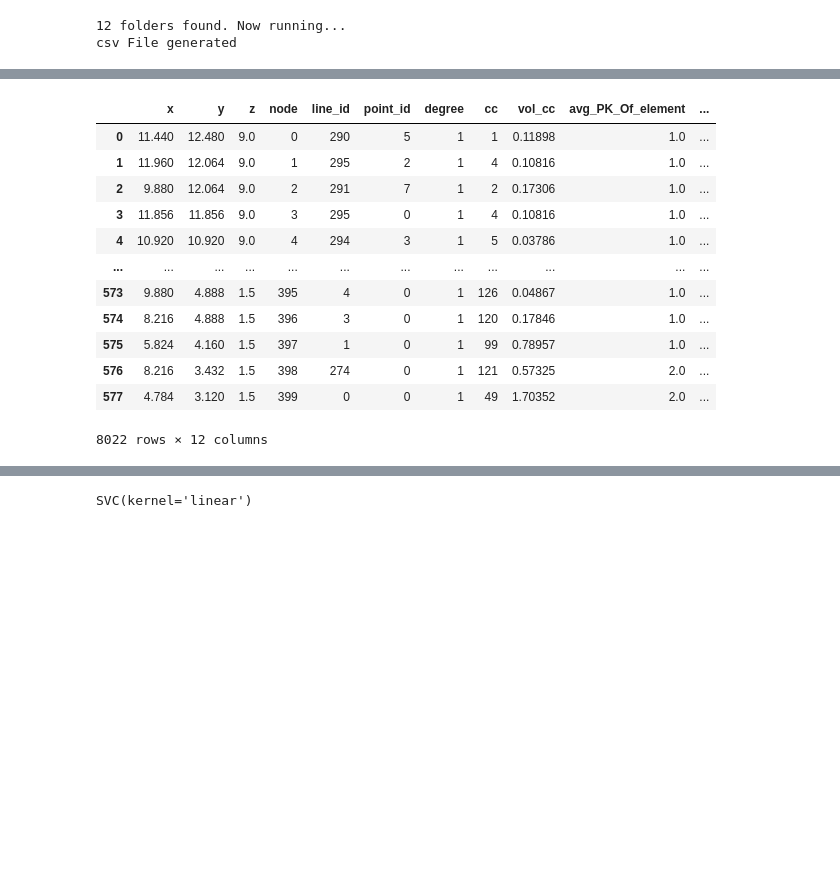
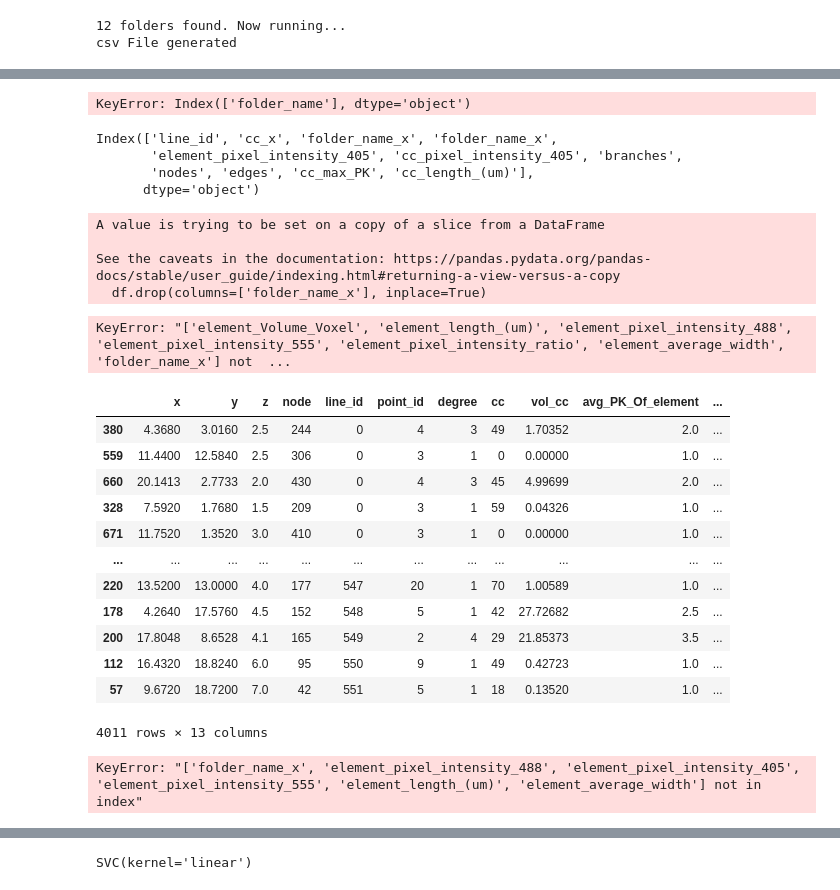
Before and after one commit to NotRithik/Mitochondrial-Function-Prediction, a Jupyter notebook: MLV0.ipynb, the cells around one changed output, grey strips where cells are left out. Drawn from its saved outputs; the diff is of its cells as text; code cells hidden in the pictures; blank space fills up the shorter version.

```diff
--- a/MLV0.ipynb
+++ b/MLV0.ipynb
@@ -118,18 +76,3 @@ csv File generated
 # %%
 bigN = pd.concat(n)
-bigN
-# %% [output]
-|  | x | y | z | node | line_id | point_id | degree | cc | vol_cc | avg_PK_Of_element | ... |
-| 0 | 11.440 | 12.480 | 9.0 | 0 | 290 | 5 | 1 | 1 | 0.11898 | 1.0 | ... |
-| 1 | 11.960 | 12.064 | 9.0 | 1 | 295 | 2 | 1 | 4 | 0.10816 | 1.0 | ... |
-| 2 | 9.880 | 12.064 | 9.0 | 2 | 291 | 7 | 1 | 2 | 0.17306 | 1.0 | ... |
-| 3 | 11.856 | 11.856 | 9.0 | 3 | 295 | 0 | 1 | 4 | 0.10816 | 1.0 | ... |
-| 4 | 10.920 | 10.920 | 9.0 | 4 | 294 | 3 | 1 | 5 | 0.03786 | 1.0 | ... |
-| ... | ... | ... | ... | ... | ... | ... | ... | ... | ... | ... | ... |
-| 573 | 9.880 | 4.888 | 1.5 | 395 | 4 | 0 | 1 | 126 | 0.04867 | 1.0 | ... |
-| 574 | 8.216 | 4.888 | 1.5 | 396 | 3 | 0 | 1 | 120 | 0.17846 | 1.0 | ... |
-| 575 | 5.824 | 4.160 | 1.5 | 397 | 1 | 0 | 1 | 99 | 0.78957 | 1.0 | ... |
-| 576 | 8.216 | 3.432 | 1.5 | 398 | 274 | 0 | 1 | 121 | 0.57325 | 2.0 | ... |
-| 577 | 4.784 | 3.120 | 1.5 | 399 | 0 | 0 | 1 | 49 | 1.70352 | 2.0 | ... |
-8022 rows × 12 columns
 # %%
@@ -141,5 +84,31 @@ for i in dataframelist:
     i.dropna(subset=['node_2'], inplace=True)
 
 bigDf = pd.concat(dataframelist)
+# %%
+df.drop_duplicates(subset=['cc_x', 'folder_name'], inplace=True)
+# %% [output]
+KeyError: Index(['folder_name'], dtype='object')
+# %%
+df.columns
+# %% [output]
+Index(['line_id', 'cc_x', 'folder_name_x', 'folder_name_x',
+       'element_pixel_intensity_405', 'cc_pixel_intensity_405', 'branches',
+       'nodes', 'edges', 'cc_max_PK', 'cc_length_(um)'],
+      dtype='object')
+# %%
+# drop one of the folder_name_x
+df.drop(columns=['folder_name_x'], inplace=True)
+# %% [output]
+A value is trying to be set on a copy of a slice from a DataFrame
+
+See the caveats in the documentation: https://pandas.pydata.org/pandas-docs/stable/user_guide/indexing.html#returning-a-view-versus-a-copy
+  df.drop(columns=['folder_name_x'], inplace=True)
 # %%
-eledf = df[['line_id', 'element_Volume_Voxel', 'element_pixel_intensity_405', 'element_length_(um)', 'element_pixel_intensity_488', 'element_pixel_intensity_ratio', 'element_average_width' ]].drop_duplicates(subset=['line_id'])
+eledf = df[['line_id', 'cc_x', 'element_Volume_Voxel', 'element_pixel_intensity_405', 'element_length_(um)', 'element_pixel_intensity_488', 'element_pixel_intensity_555'
+            ,'element_pixel_intensity_ratio', 'element_average_width', 'folder_name_x']].drop_duplicates(subset=['line_id', 'folder_name_x'])
+
+# rename folder_name_x to folder_name in eledf
+# eledf.rename(columns={'folder_name_x': 'folder_name'}, inplace=True)
+bigDf = pd.merge(bigDf, eledf, how='left', left_on=['line_id', 'folder_name'], right_on=['line_id', 'folder_name_x'])
+# %% [output]
+KeyError: "['element_Volume_Voxel', 'element_length_(um)', 'element_pixel_intensity_488', 'element_pixel_intensity_555', 'element_pixel_intensity_ratio', 'element_average_width', 'folder_name_x'] not  ...
@@ -148,2 +115,20 @@ bigDf = bigDf.merge(eledf, on='line_id')
+# %%
+bigDf
+# %% [output]
+|  | x | y | z | node | line_id | point_id | degree | cc | vol_cc | avg_PK_Of_element | ... |
+| 380 | 4.3680 | 3.0160 | 2.5 | 244 | 0 | 4 | 3 | 49 | 1.70352 | 2.0 | ... |
+| 559 | 11.4400 | 12.5840 | 2.5 | 306 | 0 | 3 | 1 | 0 | 0.00000 | 1.0 | ... |
+| 660 | 20.1413 | 2.7733 | 2.0 | 430 | 0 | 4 | 3 | 45 | 4.99699 | 2.0 | ... |
+| 328 | 7.5920 | 1.7680 | 1.5 | 209 | 0 | 3 | 1 | 59 | 0.04326 | 1.0 | ... |
+| 671 | 11.7520 | 1.3520 | 3.0 | 410 | 0 | 3 | 1 | 0 | 0.00000 | 1.0 | ... |
+| ... | ... | ... | ... | ... | ... | ... | ... | ... | ... | ... | ... |
+| 220 | 13.5200 | 13.0000 | 4.0 | 177 | 547 | 20 | 1 | 70 | 1.00589 | 1.0 | ... |
+| 178 | 4.2640 | 17.5760 | 4.5 | 152 | 548 | 5 | 1 | 42 | 27.72682 | 2.5 | ... |
+| 200 | 17.8048 | 8.6528 | 4.1 | 165 | 549 | 2 | 4 | 29 | 21.85373 | 3.5 | ... |
+| 112 | 16.4320 | 18.8240 | 6.0 | 95 | 550 | 9 | 1 | 49 | 0.42723 | 1.0 | ... |
+| 57 | 9.6720 | 18.7200 | 7.0 | 42 | 551 | 5 | 1 | 18 | 0.13520 | 1.0 | ... |
+4011 rows × 13 columns
 # %%
-bigDf = bigDf[['node', 'node_2', 'line_id', 'element_pixel_intensity_ratio', 'element_pixel_intensity_405', 'element_length_(um)', 'element_pixel_intensity_488', 'element_average_width']]
+bigDf = bigDf[['line_id', 'folder_name_x', 'node', 'node_2', 'element_pixel_intensity_488', 'element_pixel_intensity_405', 'element_pixel_intensity_555'element_length_(um)', 'element_average_width']]
+# %% [output]
+KeyError: "['folder_name_x', 'element_pixel_intensity_488', 'element_pixel_intensity_405', 'element_pixel_intensity_555', 'element_length_(um)', 'element_average_width'] not in index"
```
Also changed, not shown: parts of 19 cells of this notebook, 1 other file.
